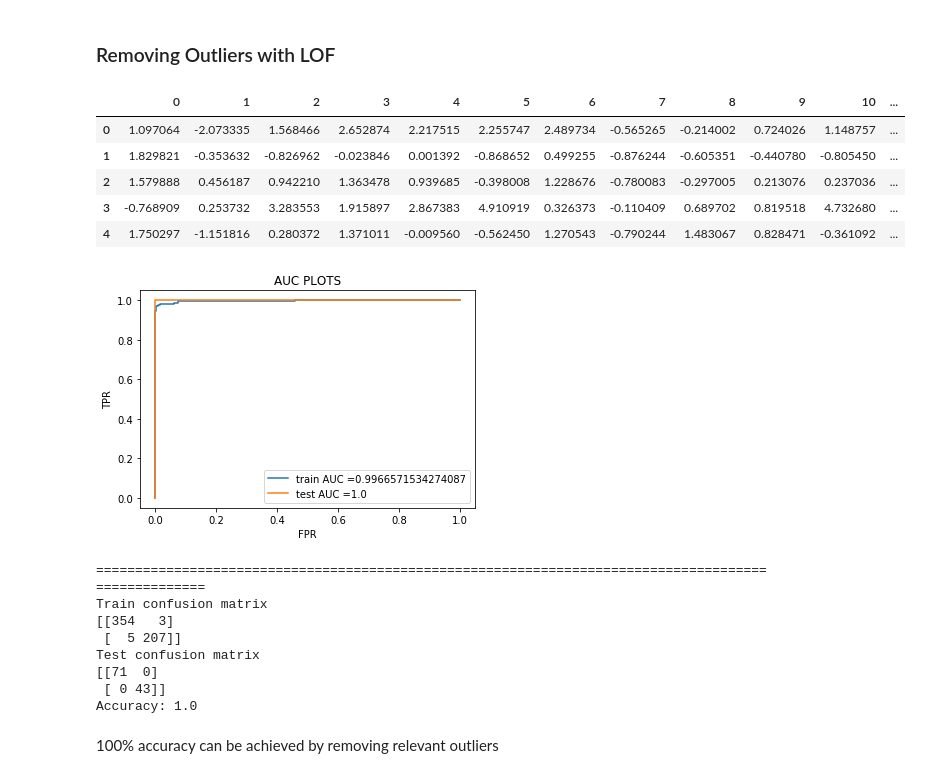
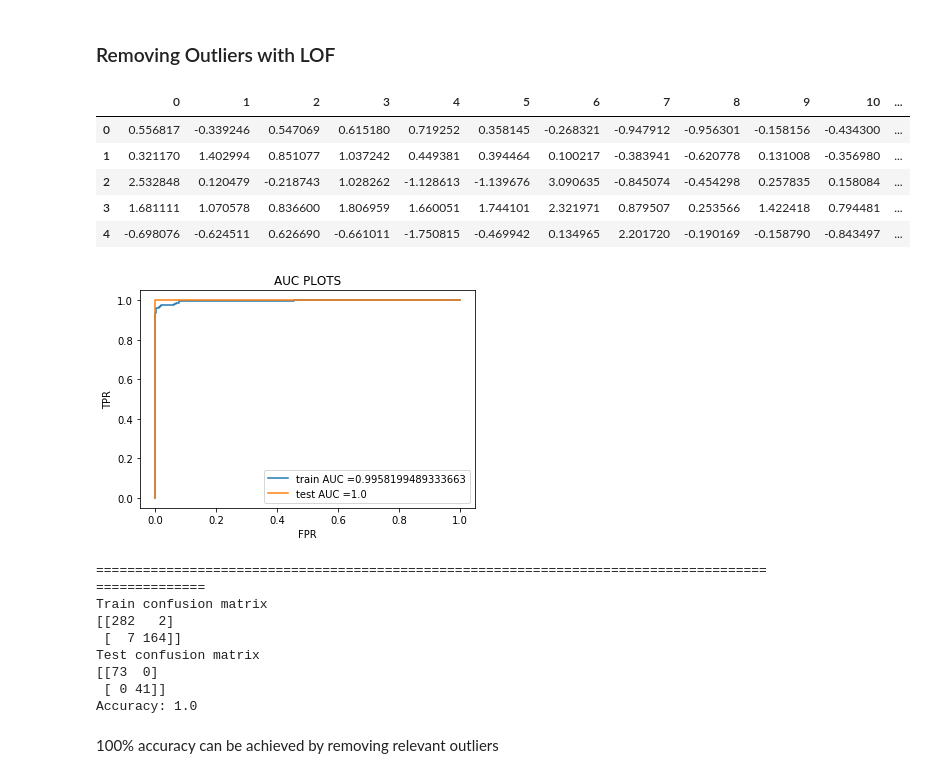
Before and after one commit to NamanJain2050/Breast-Cancer-Dataset, a Jupyter notebook: Breast-Cancer.ipynb, the cells around one changed output. Cells and saved outputs as stored; diff of their text form; code cells hidden in the pictures.

```diff
--- a/Breast-Cancer.ipynb
+++ b/Breast-Cancer.ipynb
@@ -156,7 +154,3 @@ Index(['radius_mean', 'texture_mean', 'smoothness_mean', 'concavity_mean',
-# %%
-# Standardizing the features
-df = StandardScaler().fit_transform(df)
-df_useful = StandardScaler().fit_transform(df_useful)
 # %% [markdown]
 ## TSNE and PCA
 # %%
@@ -232,6 +231,11 @@ print(accuracy_score(y_test, LR.predict(X_test)))
 ### With Important Features
 # %%
 X_train, X_test, y_train, y_test = train_test_split(df_useful, labels, test_size=0.2)
+# %%
+# Standardizing the features
+scalar = StandardScaler()
+X_train = scalar.fit_transform(X_train)
+X_test = scalar.transform(X_test)
 # %%
 LR = LogisticRegression()
 LR.fit(X_train, y_train)
@@ -270,23 +274,23 @@ We can increase the accuracy from 97.36% to 98.24% by removing redundant feature
 # %%
 lof = LocalOutlierFactor(n_neighbors=10, contamination=0.01)
 y_pred = lof.fit_predict(X_train)
 
-new_data = np.vstack((df_useful.T, labels)).T
+new_data = np.vstack((X_train.T, y_train)).T
 df_new = pd.DataFrame(new_data)
 
 indices = [i for i, x in enumerate(y_pred) if x == -1]
 df_new.drop(indices)
 y_new = df_new.iloc[:, 18]
 df_new.drop([18], axis=1, inplace=True)
 
 df_new.head()
 # %% [output]
 |  | 0 | 1 | 2 | 3 | 4 | 5 | 6 | 7 | 8 | 9 | 10 | ... |
-| 0 | 1.097064 | -2.073335 | 1.568466 | 2.652874 | 2.217515 | 2.255747 | 2.489734 | -0.565265 | -0.214002 | 0.724026 | 1.148757 | ... |
-| 1 | 1.829821 | -0.353632 | -0.826962 | -0.023846 | 0.001392 | -0.868652 | 0.499255 | -0.876244 | -0.605351 | -0.440780 | -0.805450 | ... |
-| 2 | 1.579888 | 0.456187 | 0.942210 | 1.363478 | 0.939685 | -0.398008 | 1.228676 | -0.780083 | -0.297005 | 0.213076 | 0.237036 | ... |
-| 3 | -0.768909 | 0.253732 | 3.283553 | 1.915897 | 2.867383 | 4.910919 | 0.326373 | -0.110409 | 0.689702 | 0.819518 | 4.732680 | ... |
-| 4 | 1.750297 | -1.151816 | 0.280372 | 1.371011 | -0.009560 | -0.562450 | 1.270543 | -0.790244 | 1.483067 | 0.828471 | -0.361092 | ... |
+| 0 | 0.556817 | -0.339246 | 0.547069 | 0.615180 | 0.719252 | 0.358145 | -0.268321 | -0.947912 | -0.956301 | -0.158156 | -0.434300 | ... |
+| 1 | 0.321170 | 1.402994 | 0.851077 | 1.037242 | 0.449381 | 0.394464 | 0.100217 | -0.383941 | -0.620778 | 0.131008 | -0.356980 | ... |
+| 2 | 2.532848 | 0.120479 | -0.218743 | 1.028262 | -1.128613 | -1.139676 | 3.090635 | -0.845074 | -0.454298 | 0.257835 | 0.158084 | ... |
+| 3 | 1.681111 | 1.070578 | 0.836600 | 1.806959 | 1.660051 | 1.744101 | 2.321971 | 0.879507 | 0.253566 | 1.422418 | 0.794481 | ... |
+| 4 | -0.698076 | -0.624511 | 0.626690 | -0.661011 | -1.750815 | -0.469942 | 0.134965 | 2.201720 | -0.190169 | -0.158790 | -0.843497 | ... |
 # %%
 LR = LogisticRegression()
 LR.fit(df_new, y_new)
@@ -312,11 +316,11 @@ print(f'Accuracy: {accuracy_score(y_test, LR.predict(X_test))}')
 [figure]
 ====================================================================================================
 Train confusion matrix
-[[354   3]
- [  5 207]]
+[[282   2]
+ [  7 164]]
 Test confusion matrix
-[[71  0]
- [ 0 43]]
+[[73  0]
+ [ 0 41]]
 Accuracy: 1.0
 # %% [markdown]
 100% accuracy can be achieved by removing relevant outliers
```
Also changed, not shown: parts of 8 cells of this notebook.
